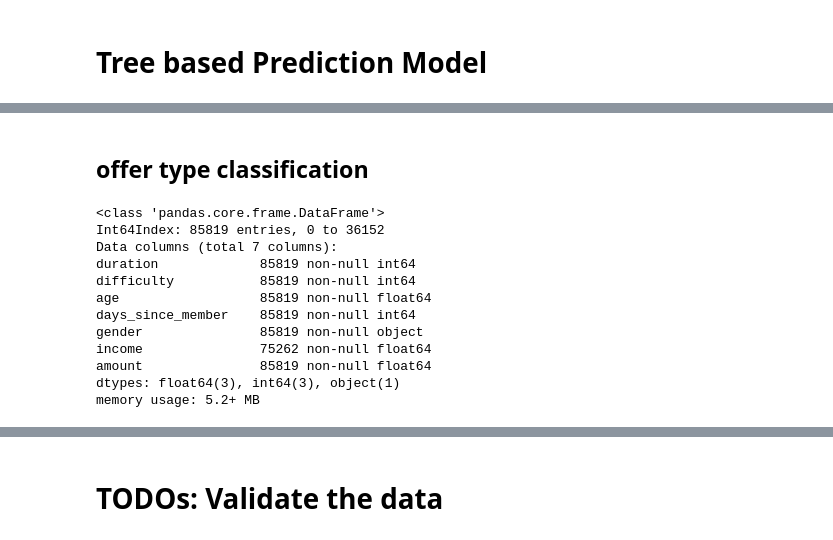
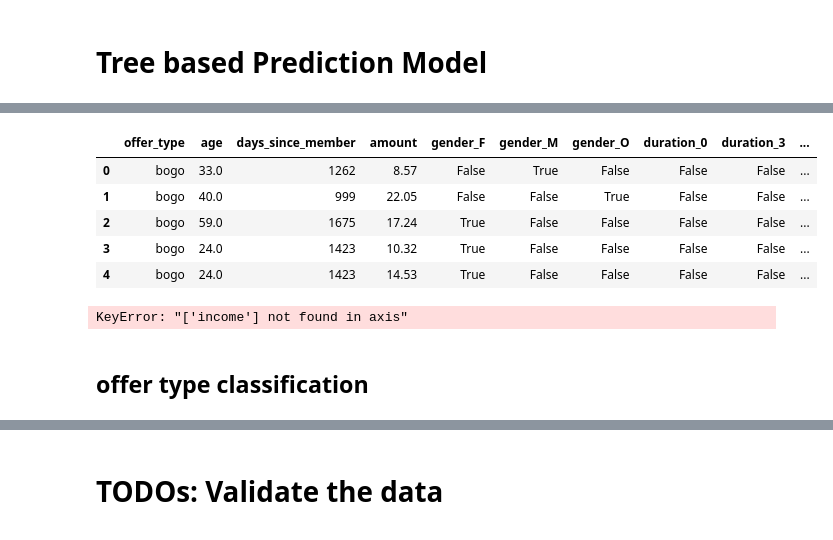
Before and after one commit to Mendy5/Udacity_Project_Capstone, a Jupyter notebook: Starbucks_Capstone_notebook.ipynb, the cells around one changed output, grey strips where cells are left out. Cells and saved outputs as stored; diff of their text form; code cells hidden in the pictures.

```diff
--- a/Starbucks_Capstone_notebook.ipynb
+++ b/Starbucks_Capstone_notebook.ipynb
@@ -2829,3 +2830,26 @@ customer_offer_tree.head()
+# %%
+customer_offer_tree["duration"] = customer_offer_tree["duration"].astype("category")
+customer_offer_tree["difficulty"] = customer_offer_tree["difficulty"].astype("category")
+# %%
+customer_offer_final_tree = pd.concat([customer_offer_tree, pd.get_dummies(customer_offer_tree[["gender", "duration", "difficulty"]])], axis = 1)
+# %%
+customer_offer_final_tree.drop(columns = ["duration", "difficulty", "gender"], inplace = True)
+# %%
+customer_offer_final_tree.loc[:, ~customer_offer_final_tree.columns.isin(["offer_type", "age", "days_since_member", "amount"])] = \
+customer_offer_final_tree.loc[:, ~customer_offer_final_tree.columns.isin(["offer_type", "age", "days_since_member", "amount"])].astype('bool')
+# %%
+customer_offer_final_tree.head()
+# %% [output]
+|  | offer_type | age | days_since_member | amount | gender_F | gender_M | gender_O | duration_0 | duration_3 | ... |
+| 0 | bogo | 33.0 | 1262 | 8.57 | False | True | False | False | False | ... |
+| 1 | bogo | 40.0 | 999 | 22.05 | False | False | True | False | False | ... |
+| 2 | bogo | 59.0 | 1675 | 17.24 | True | False | False | False | False | ... |
+| 3 | bogo | 24.0 | 1423 | 10.32 | True | False | False | False | False | ... |
+| 4 | bogo | 24.0 | 1423 | 14.53 | True | False | False | False | False | ... |
+# %%
+customer_offer_final_tree.drop(columns=["income"], inplace=True)
+# %% [output]
+KeyError: "['income'] not found in axis"
 # %%
 from sklearn.tree import DecisionTreeClassifier
 from sklearn.tree import DecisionTreeRegressor
@@ -2840,15 +2865,0 @@ X = customer_offer_tree.drop(columns = ["offer_type"])
-# %%
-X.info()
-# %% [output]
-<class 'pandas.core.frame.DataFrame'>
-Int64Index: 85819 entries, 0 to 36152
-Data columns (total 7 columns):
-duration             85819 non-null int64
-difficulty           85819 non-null int64
-age                  85819 non-null float64
-days_since_member    85819 non-null int64
-gender               85819 non-null object
-income               75262 non-null float64
-amount               85819 non-null float64
-dtypes: float64(3), int64(3), object(1)
-memory usage: 5.2+ MB
```
Also changed, not shown: parts of 41 cells of this notebook.
